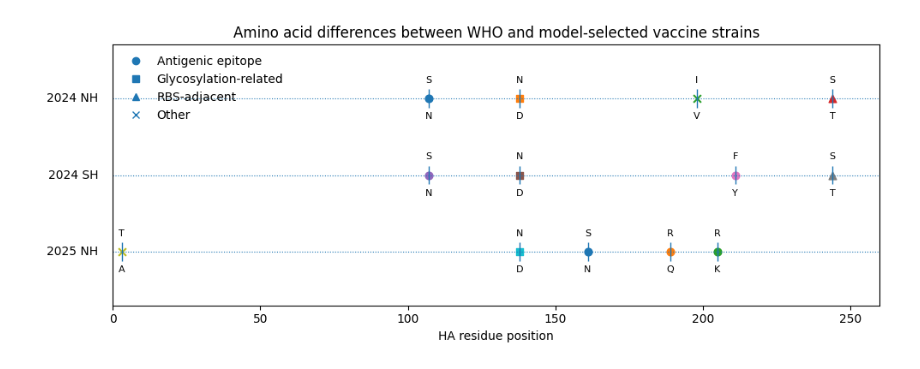
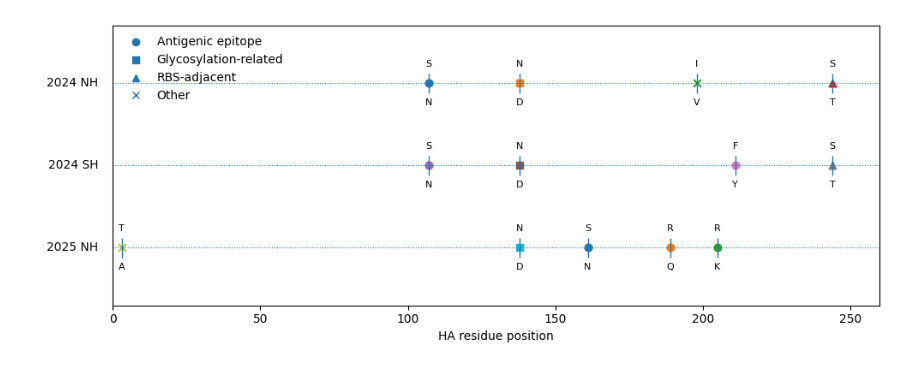
Before and after one commit to Chengxugorilla/fluProfiler, a Jupyter notebook: paper/Code/Extended_Fig5.ipynb, the cells around one changed output. Cells and saved outputs as stored; diff of their text form; code cells hidden in the pictures.

```diff
--- a/paper/Code/Extended_Fig5.ipynb
+++ b/paper/Code/Extended_Fig5.ipynb
@@ -12,6 +12,11 @@ from matplotlib.lines import Line2D
 # category: 功能类别（决定 marker 形状）
 # who    : WHO 推荐毒株在该位点的氨基酸
 # model  : 模型推荐毒株在该位点的氨基酸
+pair_to_strains = {
+    "2024 NH": ["A/Thailand/08/2022 EGG", "A/Albania/289813/2022 EGG"],
+    "2024 SH": ["A/Massachusetts/18/2022 CELL", "A/Albania/289813/2022 EGG"],
+    "2025 NH": ["A/France/IDF-IPP29542/2023 CELL", "Model: A/Croatia/10136RV/2023 CELL"],
+}
 mutations = [
     # 2024 NH: WHO A/Thailand/08/2022 EGG  vs  model A/Albania/289813/2022 EGG
     {"pair": "2024 NH", "y": 3, "pos": 107, "category": "epitope", "who": "S", "model": "N"},
@@ -55,6 +60,8 @@ fig, ax = plt.subplots(figsize=(10, 4))
 for label, y in y_levels.items():
     ax.hlines(y, xmin=0, xmax=260, linestyles="dotted", linewidth=0.8)
     ax.text(-5, y, label, va="center", ha="right")  # 2024 NH / 2024 SH / 2025 NH
+    # ax.text(10, y+0.2, pair_to_strains[label][0], va="center", ha="right")
+    # ax.text(10, y-0.2, pair_to_strains[label][1], va="center", ha="right")
 
 # 画每一个突变位点的小“棒棒糖”
 for m in mutations:
@@ -70,32 +77,35 @@ for m in mutations:
     # 虚线下方写 模型推荐 氨基酸
     ax.text(m["pos"], m["y"] - 0.18, m["model"],
             ha="center", va="top", fontsize=8)
 
+
+
+
 # 轴范围和标签
 ax.set_ylim(0.3, 3.7)
 ax.set_xlim(0, 260)           # 只画 head 的话可改成 (80, 260)
 ax.set_xlabel("HA residue position")
 ax.set_yticks([])             # y 轴刻度不要，用左侧手动标的文字
 
-ax.set_title("Amino acid differences between WHO and model-selected vaccine strains")
+# ax.set_title("Amino acid differences between WHO and model-selected vaccine strains")
 
 # ======================
 # 4. 图例（根据 marker 形状手动做 legend）
 # ======================
 legend_elements = [
     Line2D([0], [0], marker='o', linestyle='none', label='Antigenic epitope'),
     Line2D([0], [0], marker='s', linestyle='none', label='Glycosylation-related'),
     Line2D([0], [0], marker='^', linestyle='none', label='RBS-adjacent'),
     Line2D([0], [0], marker='x', linestyle='none', label='Other'),
 ]
 ax.legend(handles=legend_elements, loc='upper left', frameon=False)
 
 plt.tight_layout()
 
 # 如需保存图像：
 # plt.savefig("HA1_mutation_lollipop_AAlabels.png", dpi=300)
 # plt.savefig("HA1_mutation_lollipop_AAlabels.pdf")
 
 plt.show()
 # %% [output]
-[figure, old version]
+[figure, new version]
```
Also changed, not shown: parts of 6 cells of this notebook, 1 other file.
